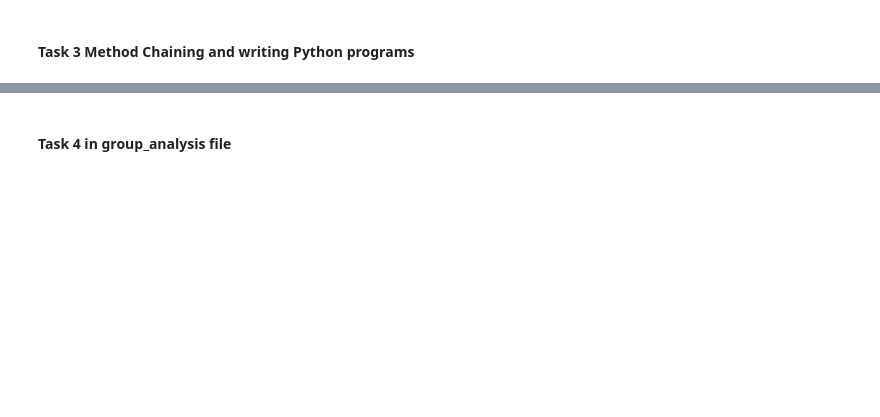
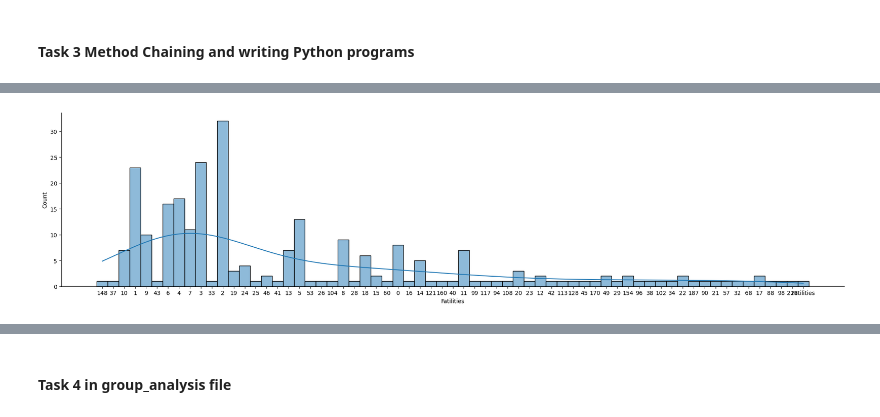
Before and after one commit to raghavbhagria/data-analysis, a Jupyter notebook: notebooks/analysis1.ipynb, the cells around one changed output, grey strips where cells are left out. Saved outputs shown, nothing was run; the diff lists cells and outputs as text; code cells hidden in the pictures; blank space fills up the shorter version.

```diff
--- a/notebooks/analysis1.ipynb
+++ b/notebooks/analysis1.ipynb
@@ -271,6 +320,6 @@ This is my final dataset for this task:
 # %% [markdown]
 #### Task 3 Method Chaining and writing Python programs
 # %%
-import project_functions1 as pf1
-dataset = pf1.load_and_process('/Users/sumermann/Desktop/301/project-group46/notebooks/project_functions1.py')
-dataset
+import project_functions1 as pr
+newdata=pr.processed_stats("/Users/sumermann/Desktop/301/project-group46/data/processed/COSC301_dataset - Sheet1.csv")
+newdata
@@ -276,0 +340,4 @@ dataset
+# %%
+newd1=sns.displot(data=newdata,x='Fatilities',multiple='dodge',aspect=4,kde=True)
+# %% [output]
+[figure, added]
```
Also changed, not shown: parts of 23 cells of this notebook, 6 other files.
